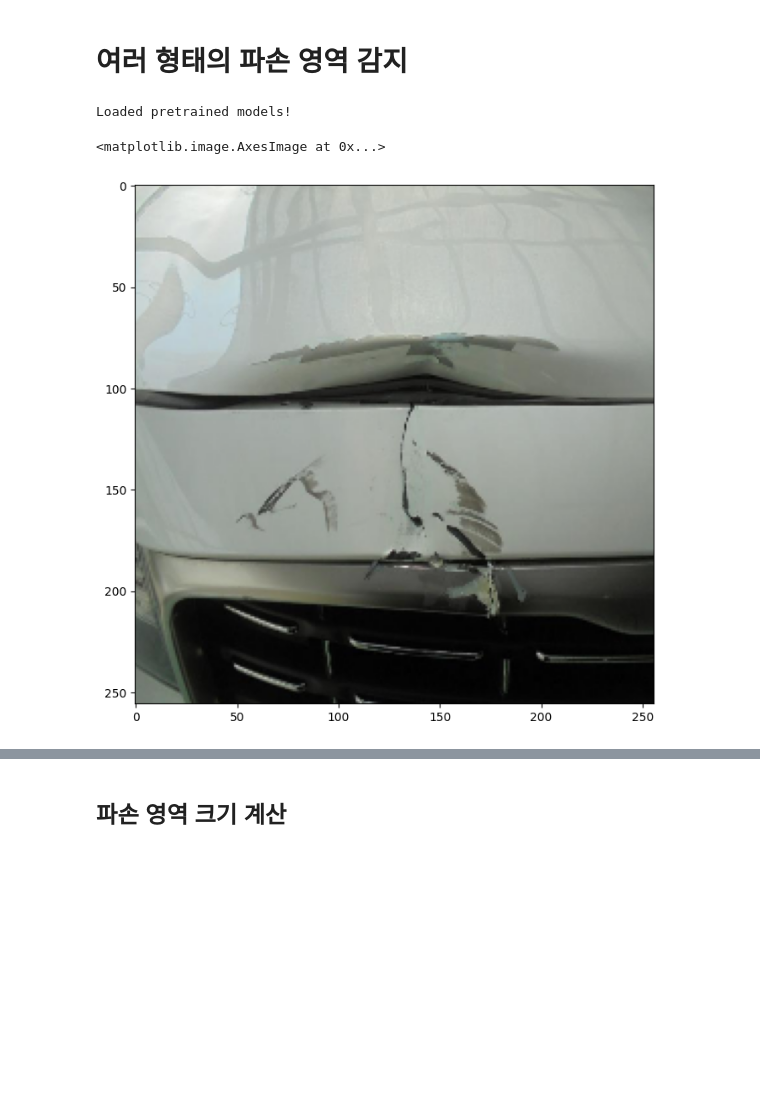
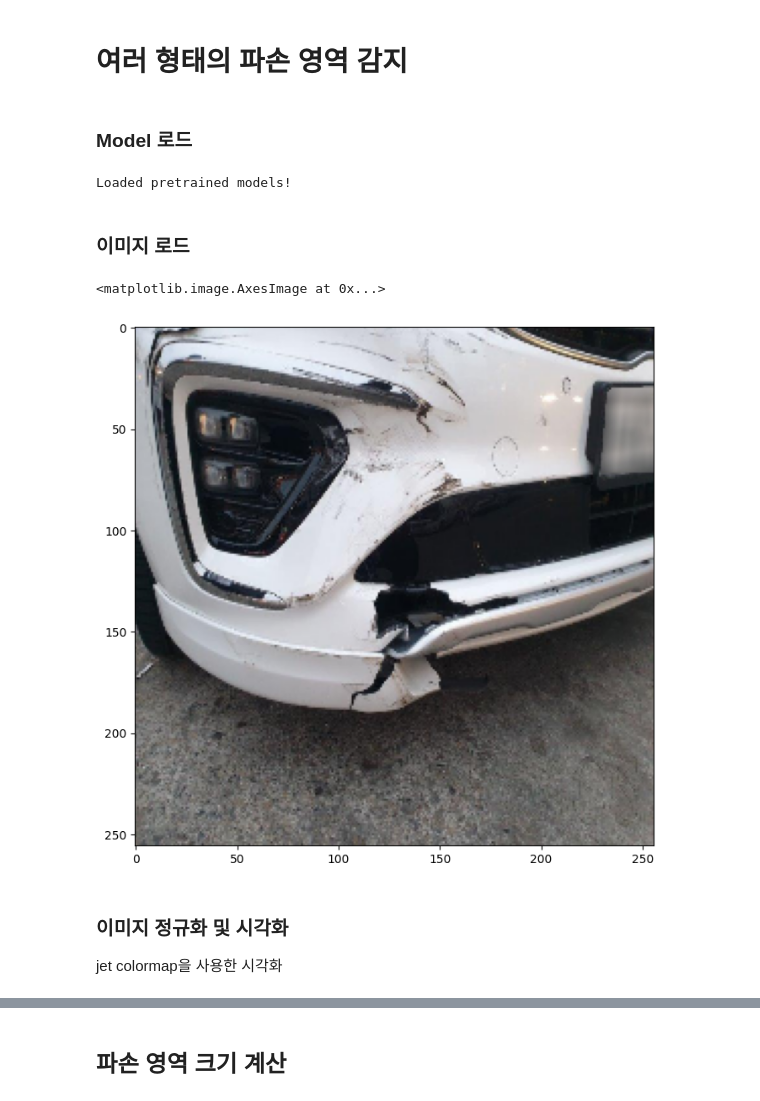
Before and after one commit to 2easyeee/OSSP_2023, a Jupyter notebook: test.ipynb, the cells around one changed output, grey strips where cells are left out. Cells and saved outputs as stored; diff of their text form; code cells hidden in the pictures; blank space fills up the shorter version.

```diff
--- a/test.ipynb
+++ b/test.ipynb
@@ -102,2 +11,4 @@ plt.show()
+# %% [markdown]
+### Model 로드
 # %%
 labels = ['Breakage_3', 'Crushed_2', 'Scratch_0', 'Seperated_1']
@@ -118,18 +29,24 @@ for label in labels: #(이어서) 넣어놓는다
 print('Loaded pretrained models!')
 # %% [output]
 Loaded pretrained models!
+# %% [markdown]
+### 이미지 로드
 # %%
-img_path = 'samples/damage/0000177_sc-153567.jpg' #여러 파손이 있는 이미지
+img_path = 'samples/damage/0000409_as-0035224.jpg'
 
 img  = cv2.imread(img_path)
 img = cv2.cvtColor(img, cv2.COLOR_BGR2RGB)
 img = cv2.resize(img, (256, 256))
 
 plt.figure(figsize=(8, 8))
 plt.imshow(img)
 # %% [output]
 <matplotlib.image.AxesImage at 0x...>
-[figure, old version]
+[figure, new version]
+# %% [markdown]
+### 이미지 정규화 및 시각화
+
+jet colormap을 사용한 시각화
 # %%
 img_input = img / 255.
 img_input = img_input.transpose([2, 0, 1])
```
Also changed, not shown: parts of 21 cells of this notebook, 13 other files.
